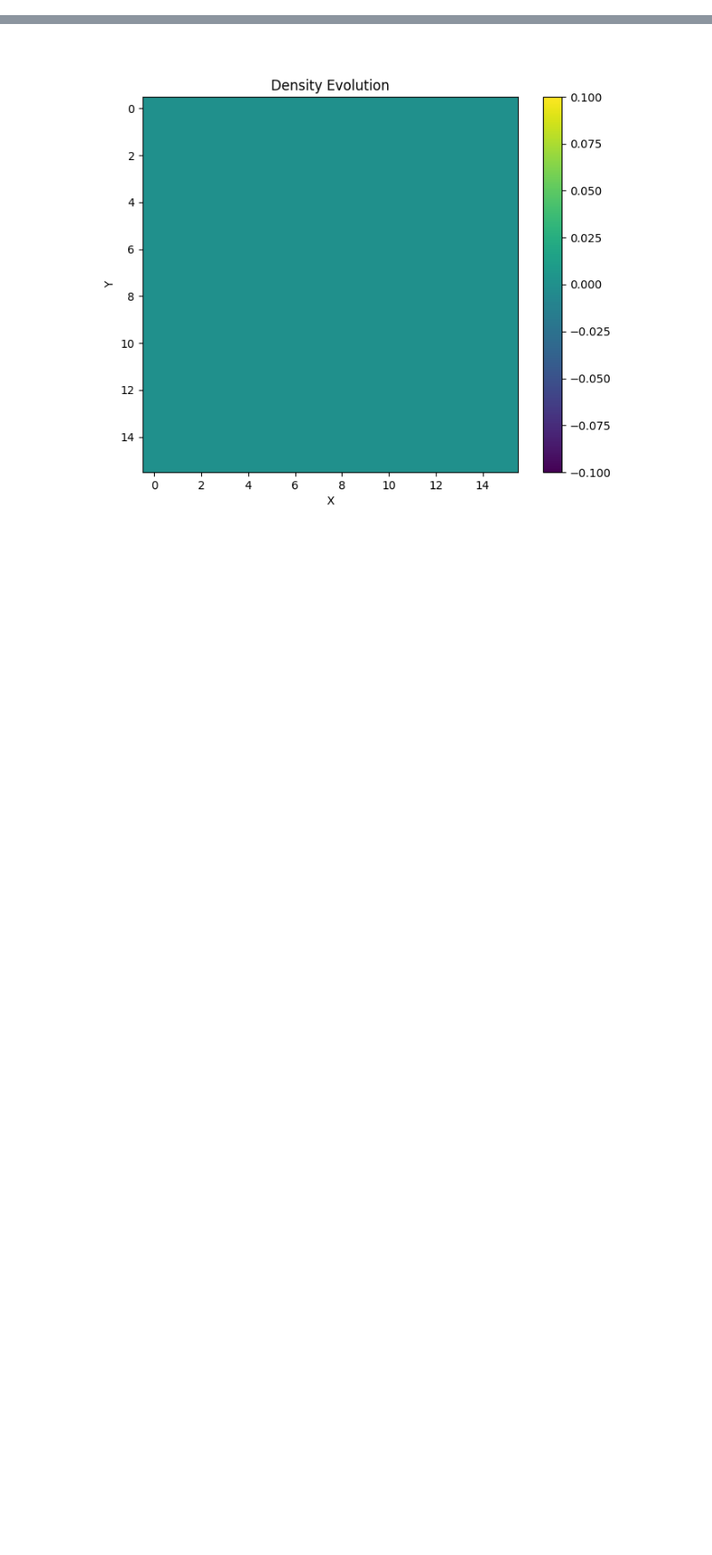
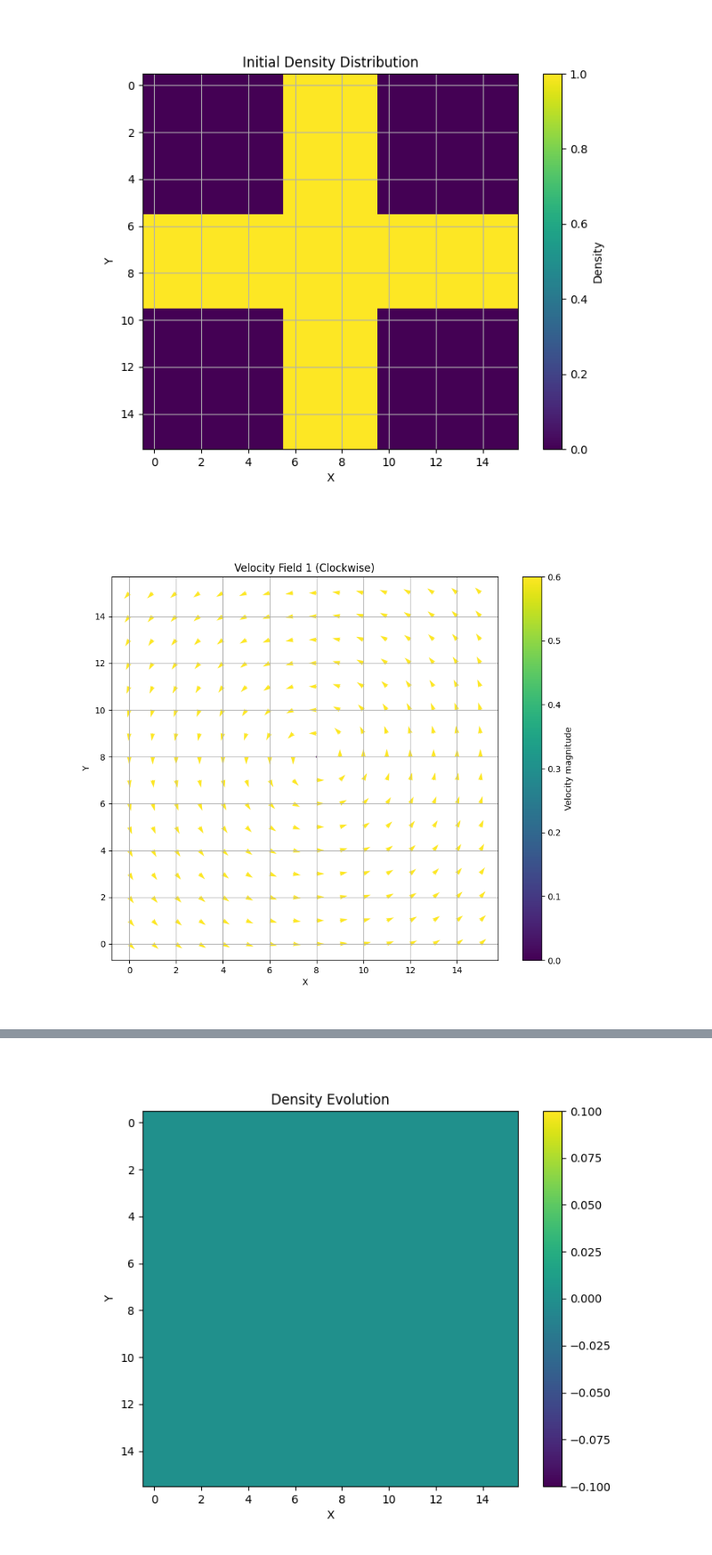
Before and after one commit to widdrr/qlbm, a Jupyter notebook: QLBM-Generic.ipynb, the cells around one changed output, grey strips where cells are left out. Shown at 89% size. Drawn from its saved outputs; the diff is of its cells as text; code cells hidden in the pictures; blank space fills up the shorter version.

Commit message:
quality of life for multi config executions

```diff
--- a/QLBM-Generic.ipynb
+++ b/QLBM-Generic.ipynb
@@ -470,0 +430,37 @@ visualize_velocity_field(velocity_field_ccw, title='Initial Velocity Field (Coun
+# %%
+def get_initial_distribution(sites):
+    # Initialize density array
+    density = np.zeros(sites)
+
+    # Create a cross pattern
+    width = 2  # Width of the cross arms
+
+    # Horizontal line
+    density[:, sites[1]//2-width:sites[1]//2+width] = 1.0
+
+    # Vertical line
+    density[sites[0]//2-width:sites[0]//2+width, :] = 1.0
+
+    return density
+# %%
+# Create initial configuration
+sites = (16, 16)
+
+links = [[0,0], [-1, 0], [1,0], [0,-1], [0,1]]
+weights = [2/6, 1/6, 1/6, 1/6, 1/6]
+speed_of_sound = 1/np.sqrt(3)
+
+velocity_field_1 = get_vortex_velocity_field(sites)
+velocity_field_2 = get_vortex_velocity_field(sites, clockwise=False)
+initial_dist = get_initial_distribution(sites)
+
+# Visualize initial density
+display_density_heatmap(initial_dist, title='Initial Density Distribution')
+# Visualize both velocity fields
+visualize_velocity_field(velocity_field_1, title='Velocity Field 1 (Clockwise)')
+visualize_velocity_field(velocity_field_2, title='Velocity Field 2 (Counter-Clockwise)')
+
+config = [ (10, velocity_field_1, links, weights, speed_of_sound), (10, velocity_field_2, links, weights, speed_of_sound)]
+# %% [output]
+[figure, added]
+[figure, added]
```
Also changed, not shown: parts of 8 cells of this notebook.
